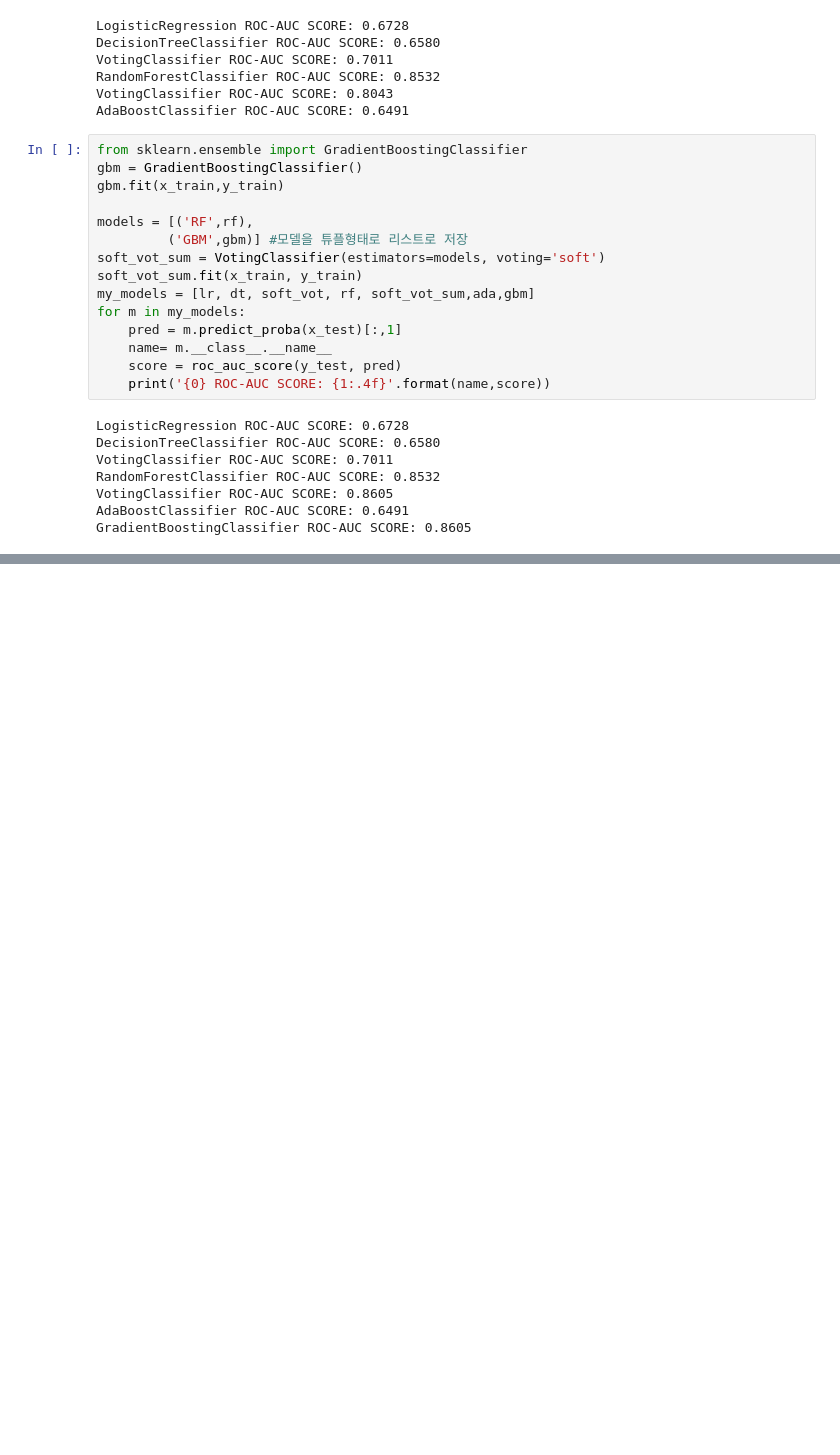
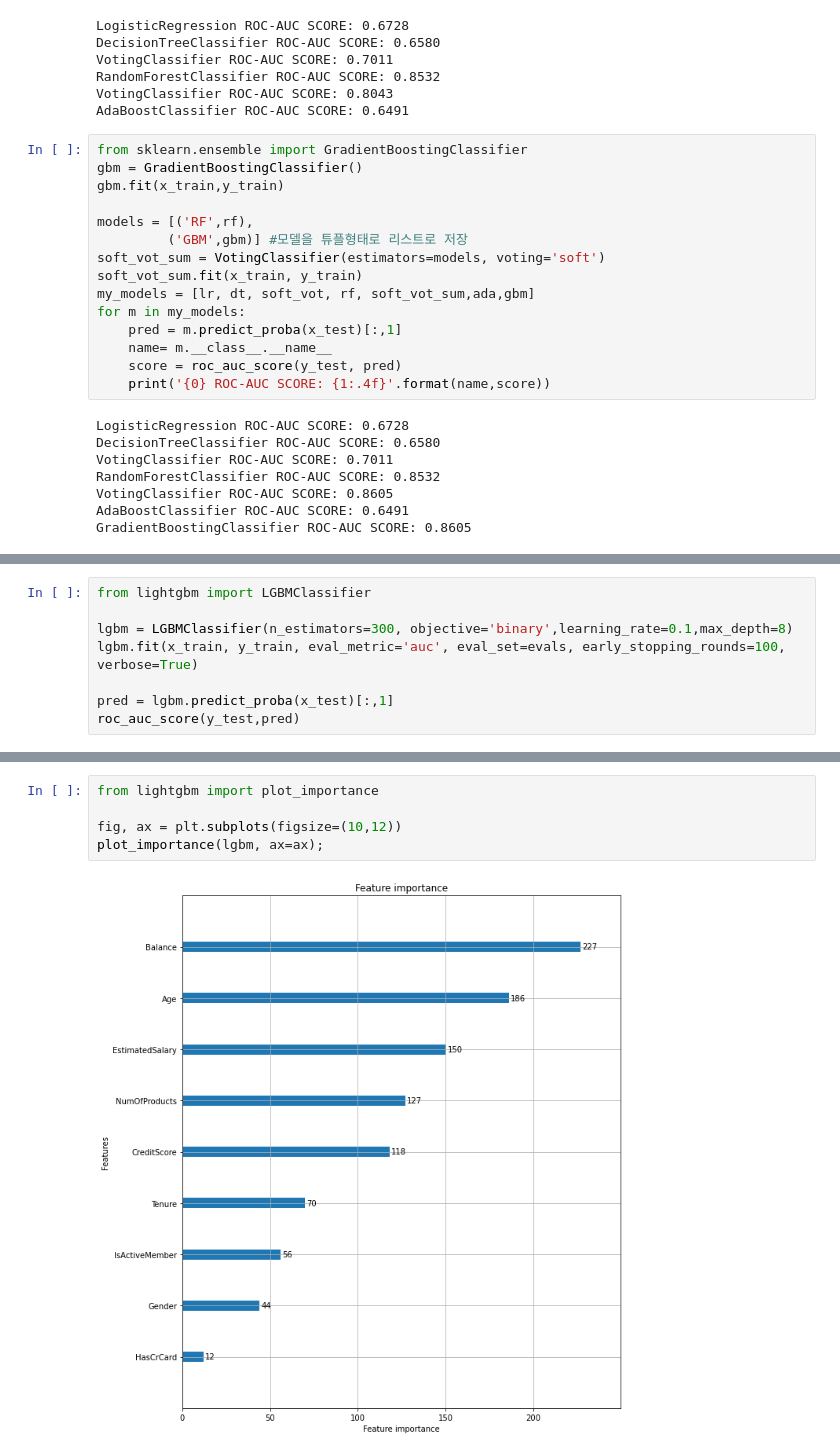
Before and after one commit to luckyspia/TIL, a Jupyter notebook: Machine_Learning/05.Ensemble.ipynb, the cells around one changed output, grey strips where cells are left out. Saved outputs shown, nothing was run; the diff lists cells and outputs as text; blank space fills up the shorter version.

```diff
--- a/Machine_Learning/05.Ensemble.ipynb
+++ b/Machine_Learning/05.Ensemble.ipynb
@@ -256,0 +312,8 @@ GradientBoostingClassifier ROC-AUC SCORE: 0.8605
+# %%
+from lightgbm import LGBMClassifier
+
+lgbm = LGBMClassifier(n_estimators=300, objective='binary',learning_rate=0.1,max_depth=8)
+lgbm.fit(x_train, y_train, eval_metric='auc', eval_set=evals, early_stopping_rounds=100, verbose=True)
+
+pred = lgbm.predict_proba(x_test)[:,1]
+roc_auc_score(y_test,pred)
@@ -256,0 +339,7 @@ GradientBoostingClassifier ROC-AUC SCORE: 0.8605
+# %%
+from lightgbm import plot_importance
+
+fig, ax = plt.subplots(figsize=(10,12))
+plot_importance(lgbm, ax=ax);
+# %% [output]
+[figure, added]
```
Also changed, not shown: parts of 6 cells of this notebook.
